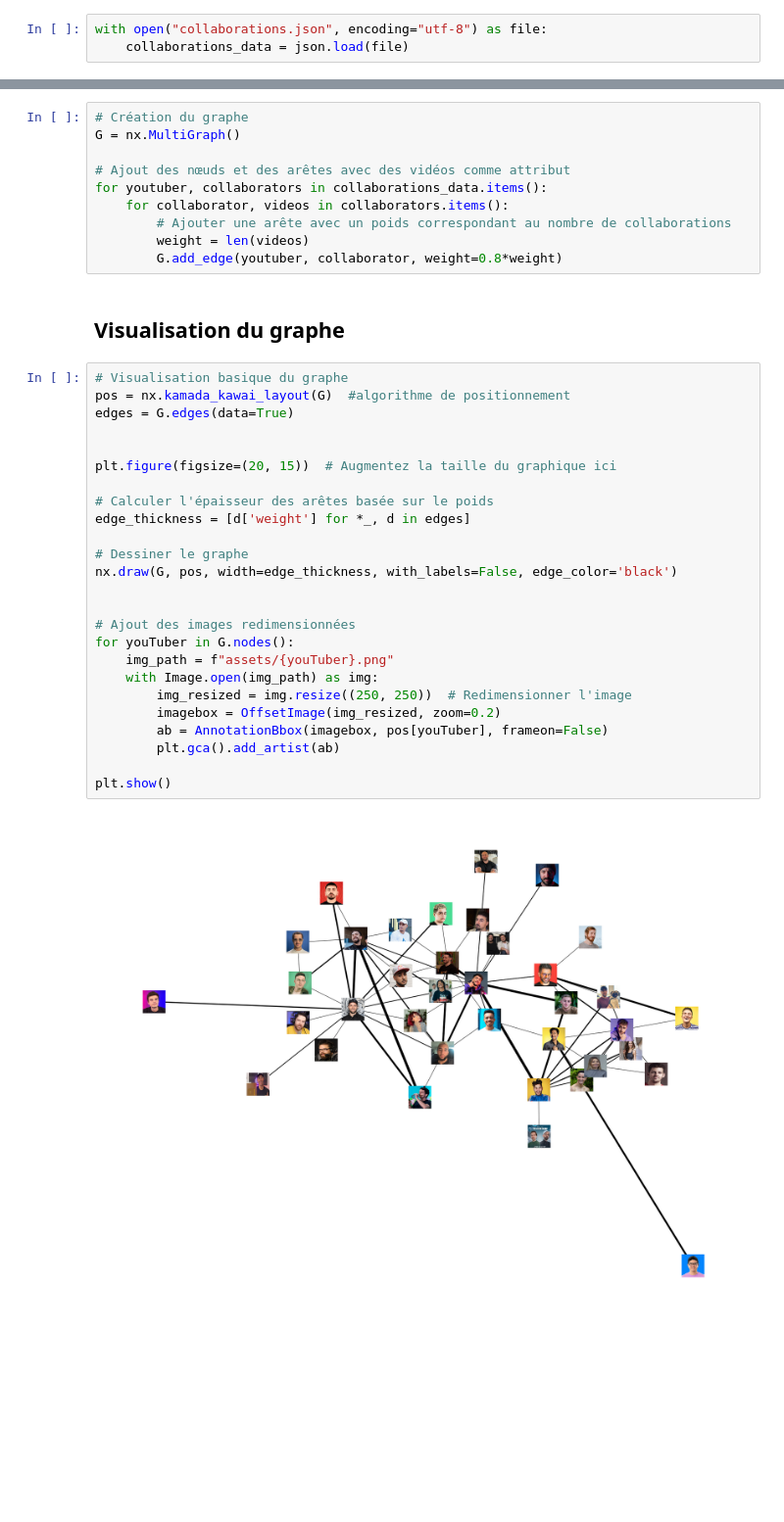
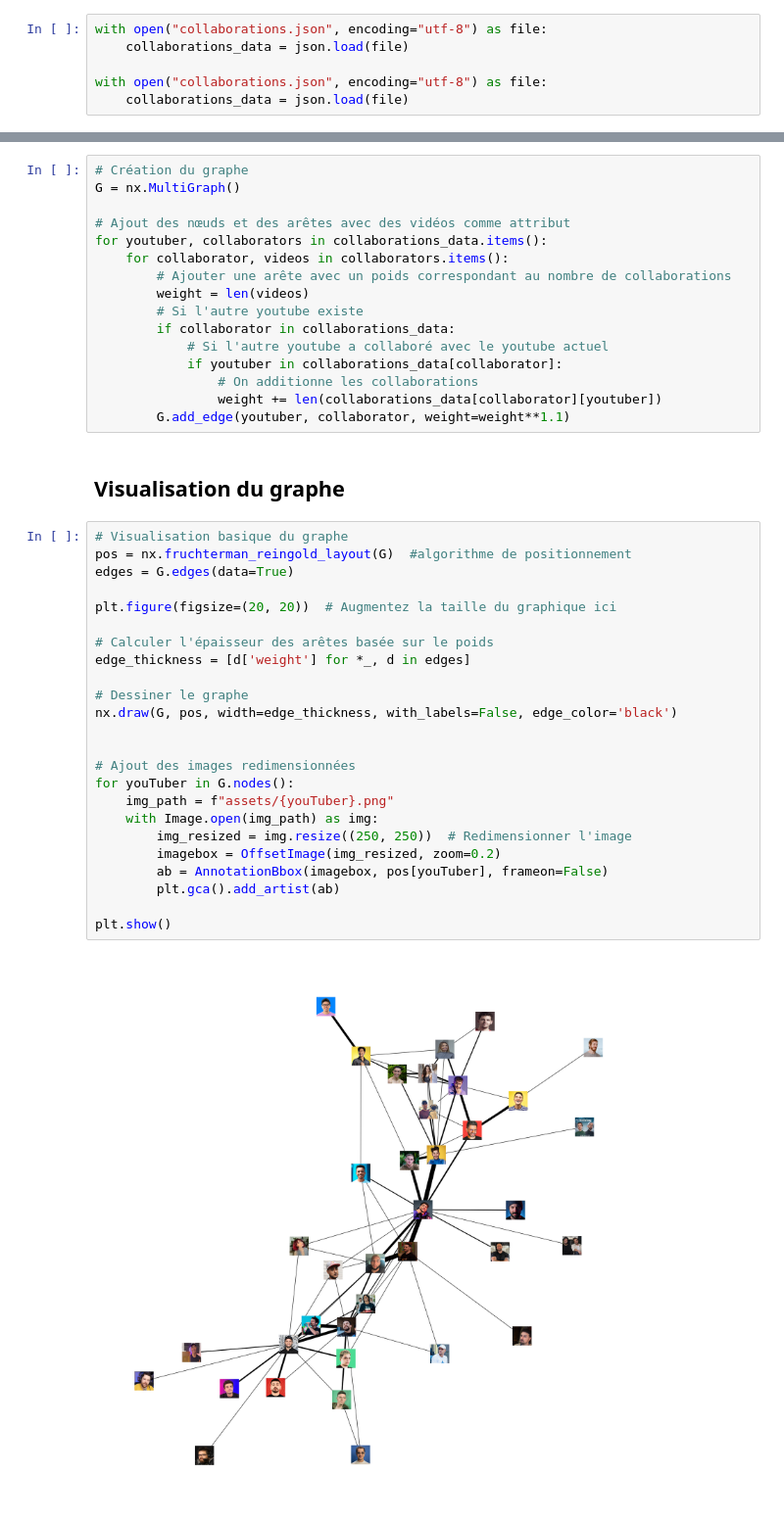
Before and after one commit to 402rayan/reseauYoutube, a Jupyter notebook: main.ipynb, the cells around one changed output, grey strips where cells are left out. Shown at 98% size. Drawn from its saved outputs; the diff is of its cells as text; blank space fills up the shorter version.

```diff
--- a/main.ipynb
+++ b/main.ipynb
@@ -19,6 +19,9 @@ import scipy
 # %%
 with open("collaborations.json", encoding="utf-8") as file:
     collaborations_data = json.load(file)
+
+with open("collaborations.json", encoding="utf-8") as file:
+    collaborations_data = json.load(file)
 # %% [markdown]
 ## Création du Graphe et ajout des collaborations
 # %%
@@ -30,33 +33,38 @@ for youtuber, collaborators in collaborations_data.items():
     for collaborator, videos in collaborators.items():
         # Ajouter une arête avec un poids correspondant au nombre de collaborations
         weight = len(videos)
-        G.add_edge(youtuber, collaborator, weight=0.8*weight)
+        # Si l'autre youtube existe
+        if collaborator in collaborations_data:
+            # Si l'autre youtube a collaboré avec le youtube actuel
+            if youtuber in collaborations_data[collaborator]:
+                # On additionne les collaborations
+                weight += len(collaborations_data[collaborator][youtuber])
+        G.add_edge(youtuber, collaborator, weight=weight**1.1)
 # %% [markdown]
 ## Visualisation du graphe
 # %%
 # Visualisation basique du graphe
-pos = nx.kamada_kawai_layout(G)  #algorithme de positionnement
+pos = nx.fruchterman_reingold_layout(G)  #algorithme de positionnement
 edges = G.edges(data=True)
 
-
-plt.figure(figsize=(20, 15))  # Augmentez la taille du graphique ici
+plt.figure(figsize=(20, 20))  # Augmentez la taille du graphique ici
 
 # Calculer l'épaisseur des arêtes basée sur le poids
 edge_thickness = [d['weight'] for *_, d in edges]
 
 # Dessiner le graphe
 nx.draw(G, pos, width=edge_thickness, with_labels=False, edge_color='black')
 
 
 # Ajout des images redimensionnées
 for youTuber in G.nodes():
     img_path = f"assets/{youTuber}.png"
     with Image.open(img_path) as img:
         img_resized = img.resize((250, 250))  # Redimensionner l'image
         imagebox = OffsetImage(img_resized, zoom=0.2)
         ab = AnnotationBbox(imagebox, pos[youTuber], frameon=False)
         plt.gca().add_artist(ab)
 
 plt.show()
 # %% [output]
-[figure, old version]
+[figure, new version]
```
Also changed, not shown: parts of 1 cell of this notebook, 3 other files.
